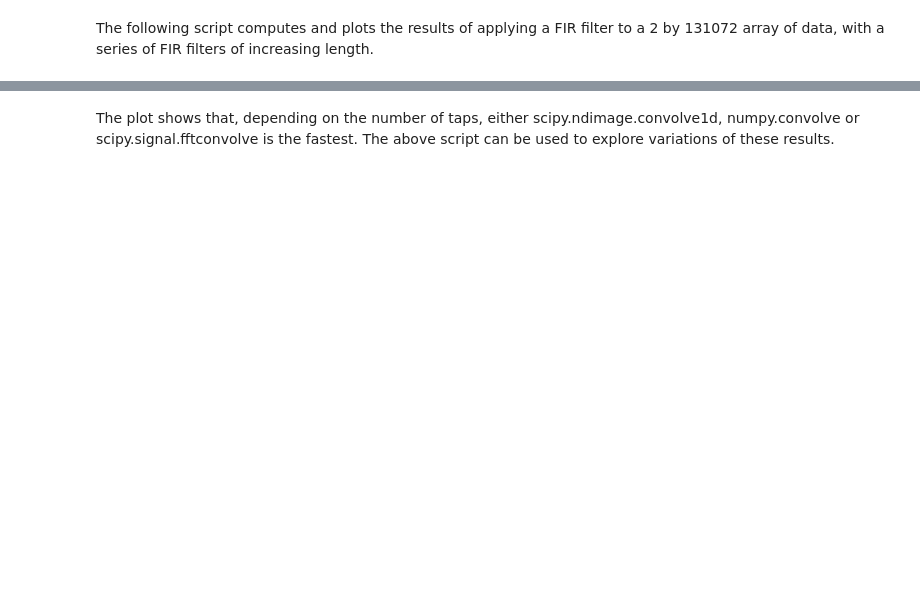
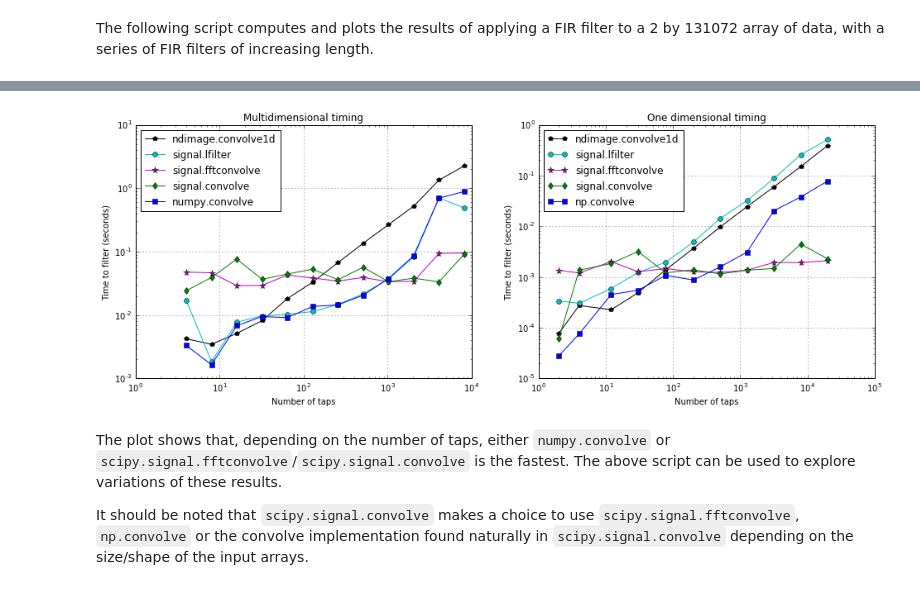
Before and after one commit to scipy/scipy-cookbook, a Jupyter notebook: ipython/ApplyFIRFilter.ipynb, the cells around one changed output, grey strips where cells are left out. Cells and saved outputs as stored; diff of their text form; code cells hidden in the pictures; blank space fills up the shorter version.

Commit message:
ENH: refreshes convolve timings

```diff
--- a/ipython/ApplyFIRFilter.ipynb
+++ b/ipython/ApplyFIRFilter.ipynb
@@ -196,4 +209,36 @@ Did convolve1d and lfilter produce the same results? Yes.
+# %%
+fig = plt.figure(1, figsize=(16, 5.5))
+plt.subplot(1, 2, 1)
+plt.loglog(ntaps_list, conv1d_time, 'k-p', label='ndimage.convolve1d')
+plt.loglog(ntaps_list, lfilt_time, 'c-o', label='signal.lfilter')
+plt.loglog(ntaps_list, fftconv_time, 'm-*', markersize=8, label='signal.fftconvolve')
+plt.loglog(ntaps_list[:len(conv_time)], conv_time, 'g-d', label='signal.convolve')
+plt.loglog(ntaps_list, npconv_time, 'b-s', label='numpy.convolve')
+plt.legend(loc='best', numpoints=1)
+plt.grid(True)
+plt.xlabel('Number of taps')
+plt.ylabel('Time to filter (seconds)')
+plt.title('Multidimensional timing')
+
+plt.subplot(1, 2, 2)
+plt.loglog(Ns_1d, conv1d_time2, 'k-p', label='ndimage.convolve1d')
+plt.loglog(Ns_1d, lconv_time2, 'c-o', label='signal.lfilter')
+plt.loglog(Ns_1d, fftconv_time2, 'm-*', markersize=8, label='signal.fftconvolve')
+plt.loglog(Ns_1d, sig_conv_time2, 'g-d', label='signal.convolve')
+plt.loglog(Ns_1d, npconv_time2, 'b-s', label='np.convolve')
+plt.grid()
+plt.xlabel('Number of taps')
+plt.ylabel('Time to filter (seconds)')
+plt.title('One dimensional timing')
+plt.legend(loc='best')
+plt.show()
+# %% [output]
+[figure, added]
 # %% [markdown]
-The plot shows that, depending on the number of taps, either scipy.ndimage.convolve1d,
-numpy.convolve or scipy.signal.fftconvolve is the fastest.
+The plot shows that, depending on the number of taps, either
+`numpy.convolve` or `scipy.signal.fftconvolve`/`scipy.signal.convolve` is the fastest.
 The above script can be used to explore variations of these results.
+
+It should be noted that `scipy.signal.convolve` makes a choice to use
+`scipy.signal.fftconvolve`, `np.convolve` or the convolve implementation found
+naturally in `scipy.signal.convolve` depending on the size/shape of the input arrays.
```
Also changed, not shown: parts of 5 cells of this notebook.
